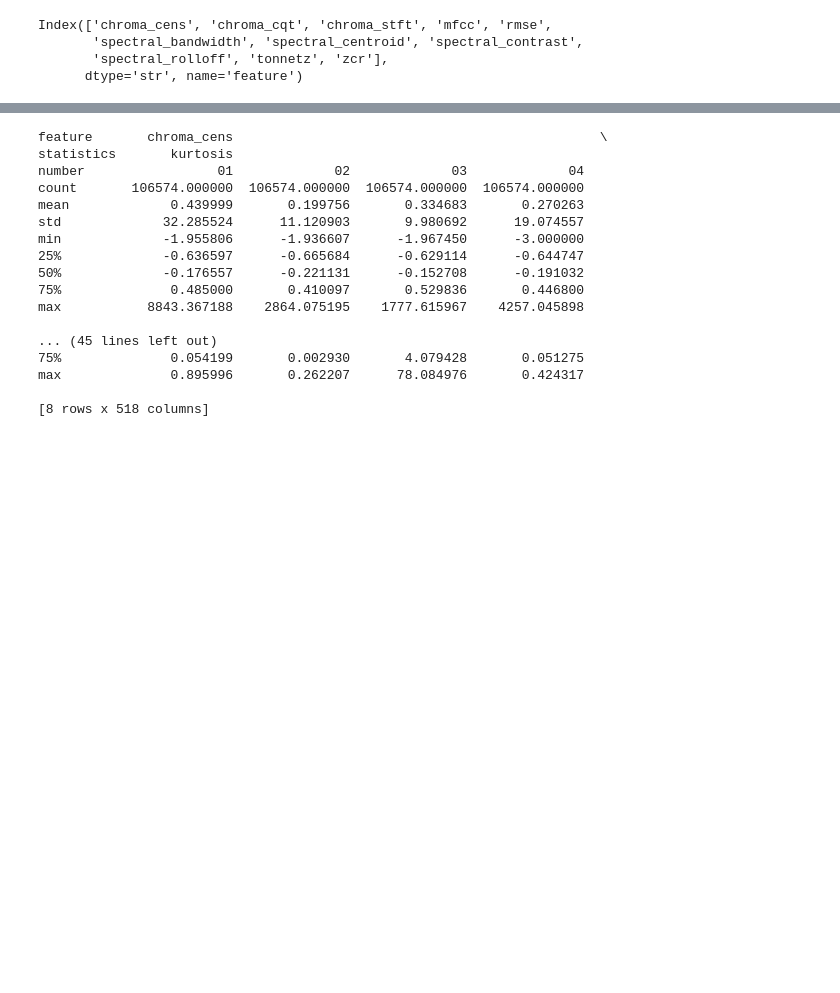
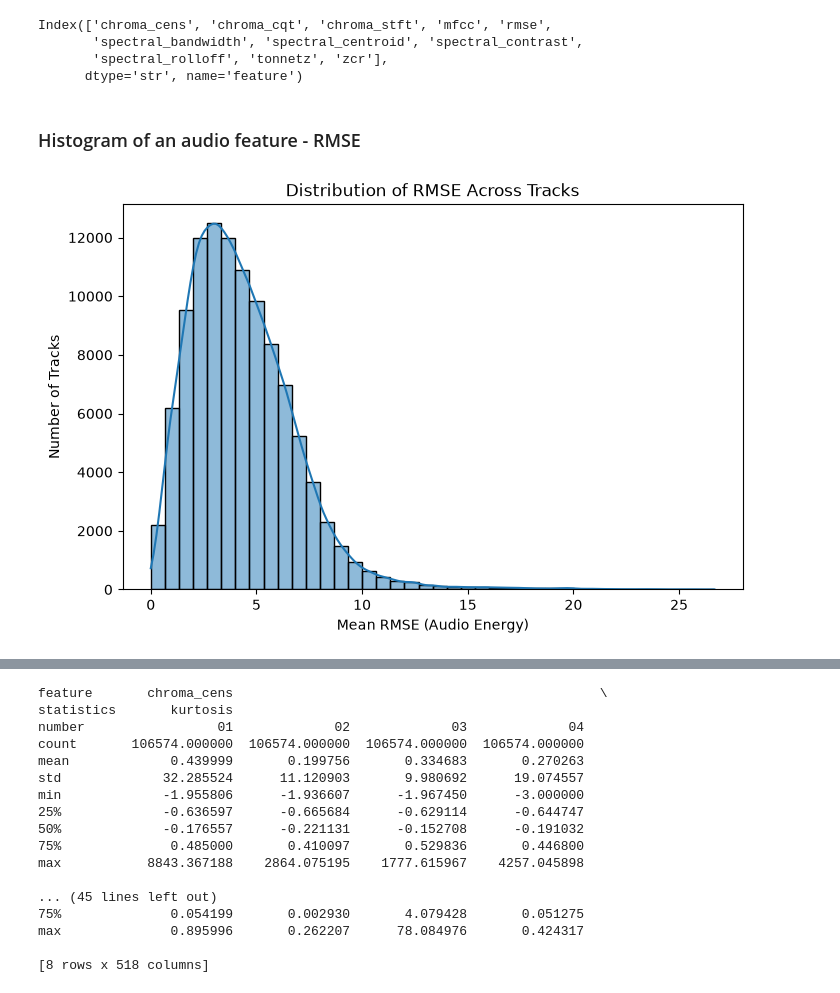
Before and after one commit to naomizhang3/music-genre-classification, a Jupyter notebook: notebooks/01_data_exploration.ipynb, the cells around one changed output, grey strips where cells are left out. Cells and saved outputs as stored; diff of their text form; code cells hidden in the pictures; blank space fills up the shorter version.

Commit message:
add another visualization

```diff
--- a/notebooks/01_data_exploration.ipynb
+++ b/notebooks/01_data_exploration.ipynb
@@ -98,3 +98,19 @@ Index(['chroma_cens', 'chroma_cqt', 'chroma_stft', 'mfcc', 'rmse',
        'spectral_bandwidth', 'spectral_centroid', 'spectral_contrast',
        'spectral_rolloff', 'tonnetz', 'zcr'],
       dtype='str', name='feature')
+# %% [markdown]
+### Histogram of an audio feature - RMSE
+# %%
+rmse_col = ('rmse', 'mean', '01')
+
+rmse_values = features[rmse_col].dropna()
+
+plt.figure(figsize=(8, 5))
+sns.histplot(rmse_values, bins=40, kde=True)
+
+plt.title("Distribution of RMSE Across Tracks")
+plt.xlabel("Mean RMSE (Audio Energy)")
+plt.ylabel("Number of Tracks")
+plt.show()
+# %% [output]
+[figure, added]
```
Also changed, not shown: parts of 2 cells of this notebook.
